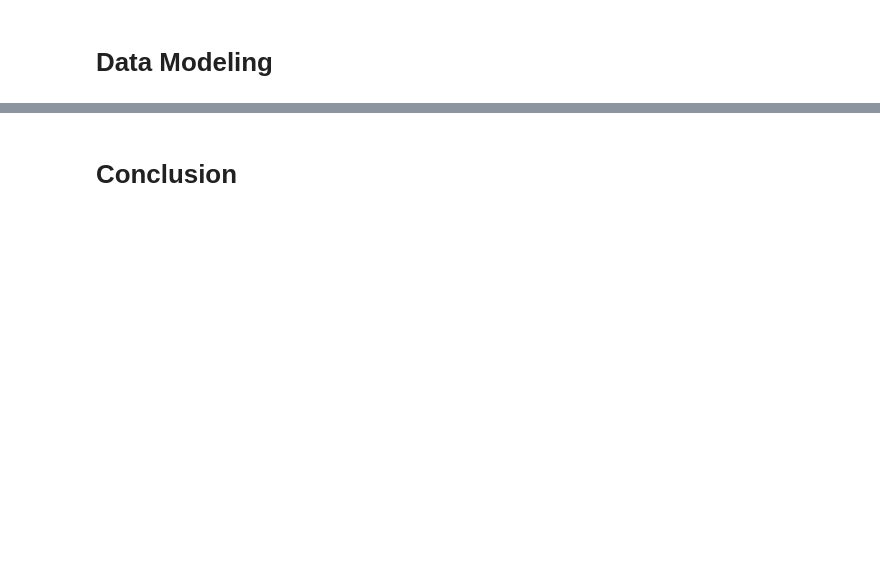
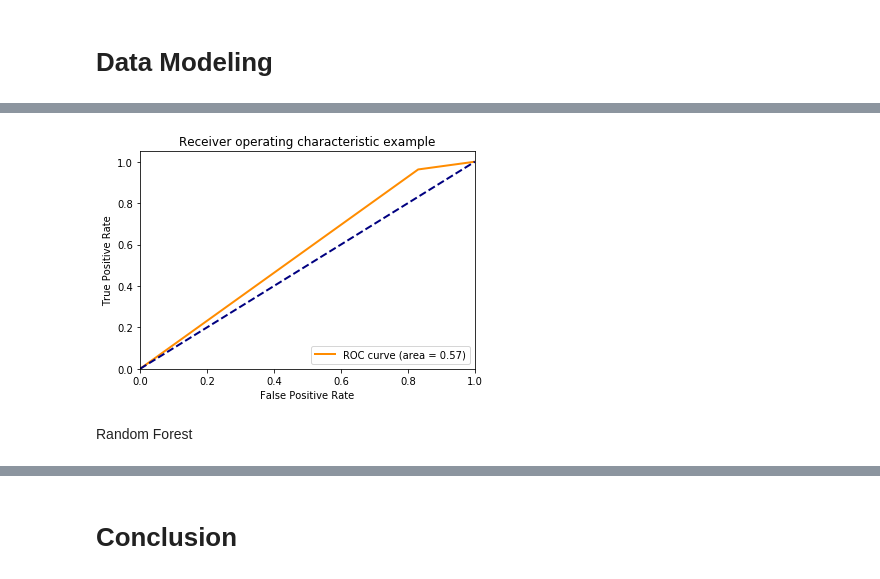
Before and after one commit to vye123/Capstone, a Jupyter notebook: Starbucks_Capstone_notebook.ipynb, the cells around one changed output, grey strips where cells are left out. Saved outputs shown, nothing was run; the diff lists cells and outputs as text; code cells hidden in the pictures; blank space fills up the shorter version.

```diff
--- a/Starbucks_Capstone_notebook.ipynb
+++ b/Starbucks_Capstone_notebook.ipynb
@@ -681,6 +665,0 @@ Prediction Accuracy with K-Nearest Neighbors: 100.0%
-# %%
-DT = DecisionTreeClassifier()
-
-DT.fit(X_train, y_train)
-print(f'Training Accuracy with Decision Tree: {round(DT.score(X_train, y_train)*100, 2)}%')
-print(f'Prediction Accuracy with Decision Tree: {predict(DT)}%')
@@ -689,0 +871,7 @@ Prediction Accuracy with Decision Tree: 100.0%
+# %%
+# Call function to display ROC visualization
+show_roc_auc('LogisticRegression', y_test, pred_lr)
+# %% [output]
+[figure, added]
+# %% [markdown]
+Random Forest
```
Also changed, not shown: parts of 90 cells of this notebook.
